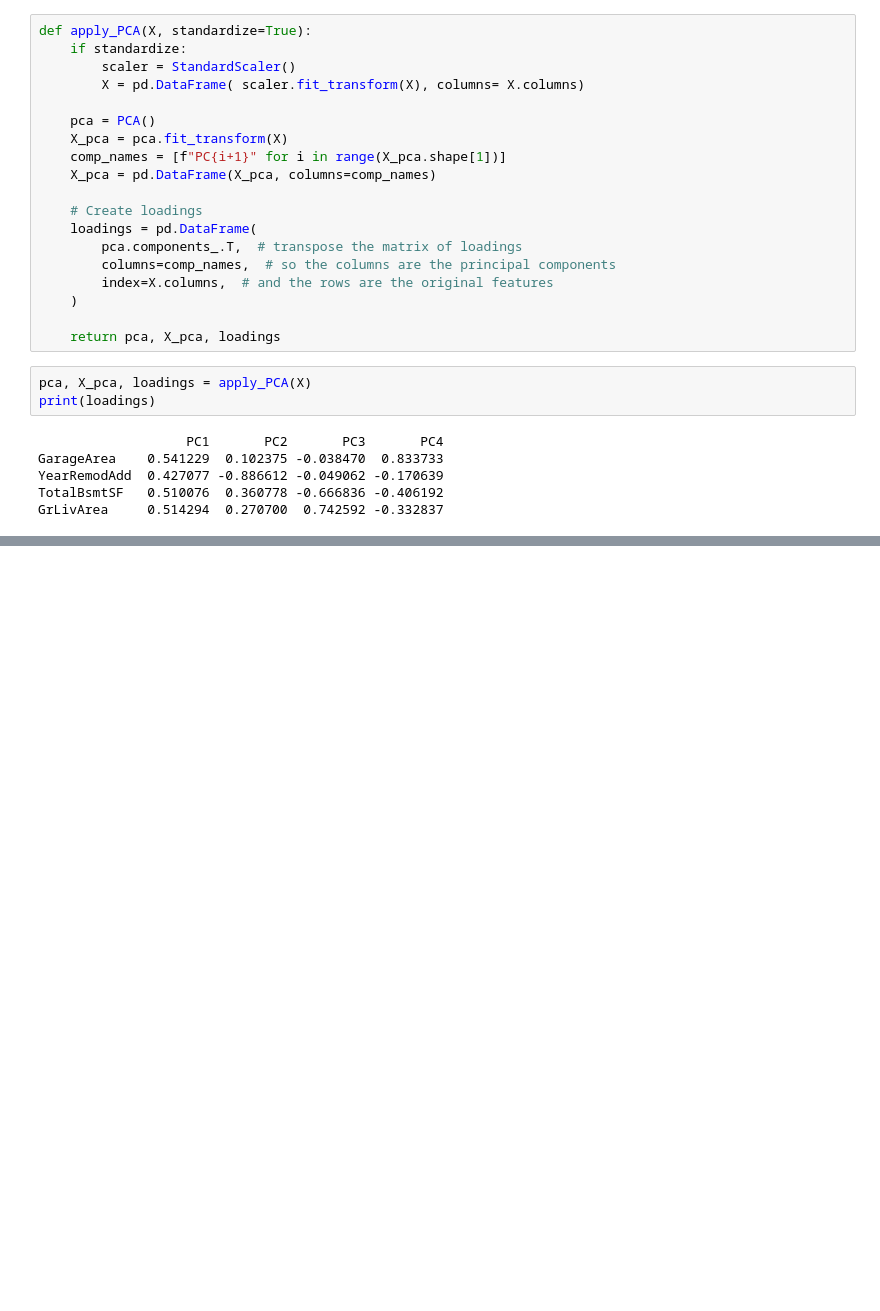
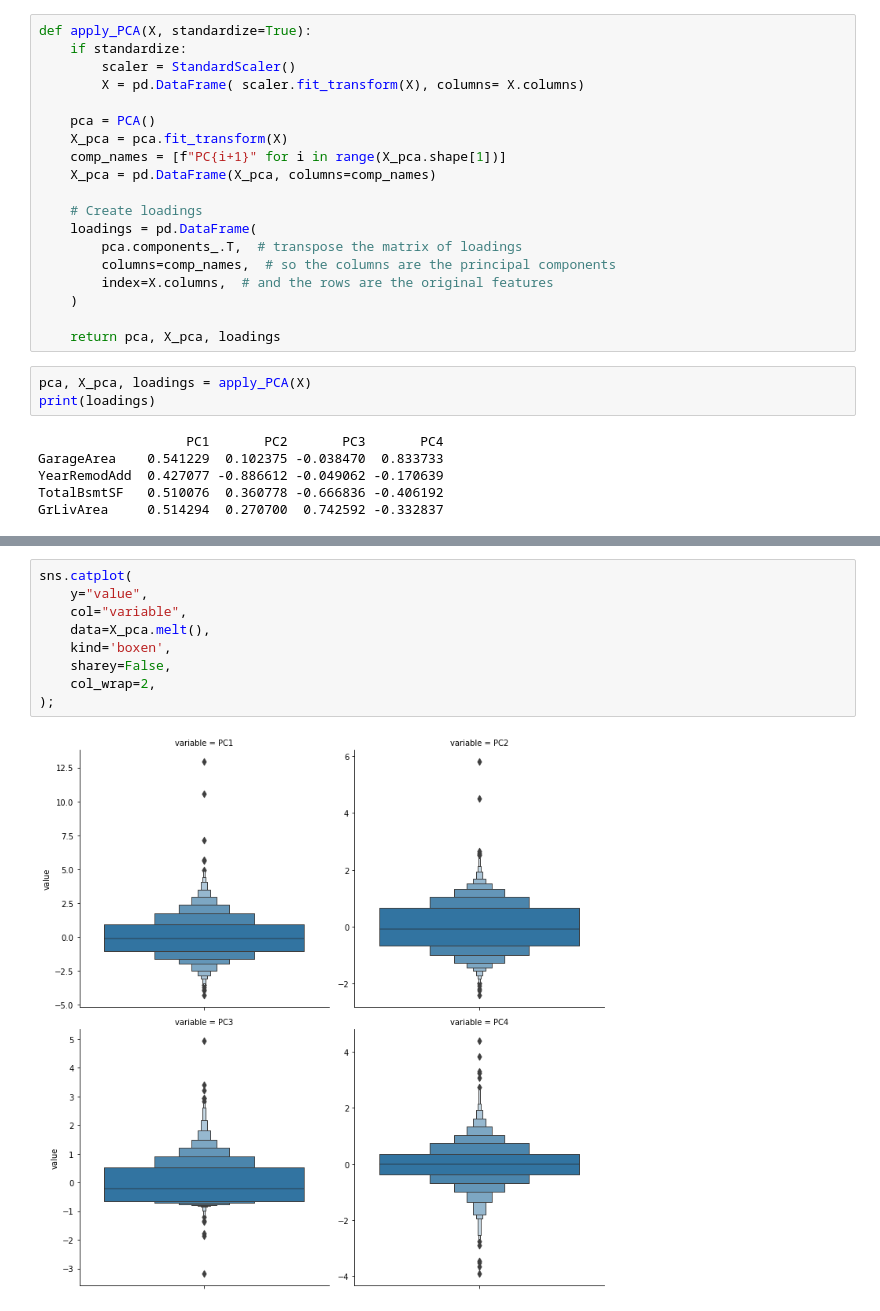
Before and after one commit to AliakbarMehdizadeh/Feature-Engineering, a Jupyter notebook: FE.ipynb, the cells around one changed output, grey strips where cells are left out. Saved outputs shown, nothing was run; the diff lists cells and outputs as text; blank space fills up the shorter version.

```diff
--- a/FE.ipynb
+++ b/FE.ipynb
@@ -1086,0 +1134,11 @@ GrLivArea     0.514294  0.270700  0.742592 -0.332837
+# %%
+sns.catplot(
+    y="value",
+    col="variable",
+    data=X_pca.melt(),
+    kind='boxen',
+    sharey=False,
+    col_wrap=2,
+);
+# %% [output]
+[figure, added]
```
Also changed, not shown: parts of 7 cells of this notebook.
